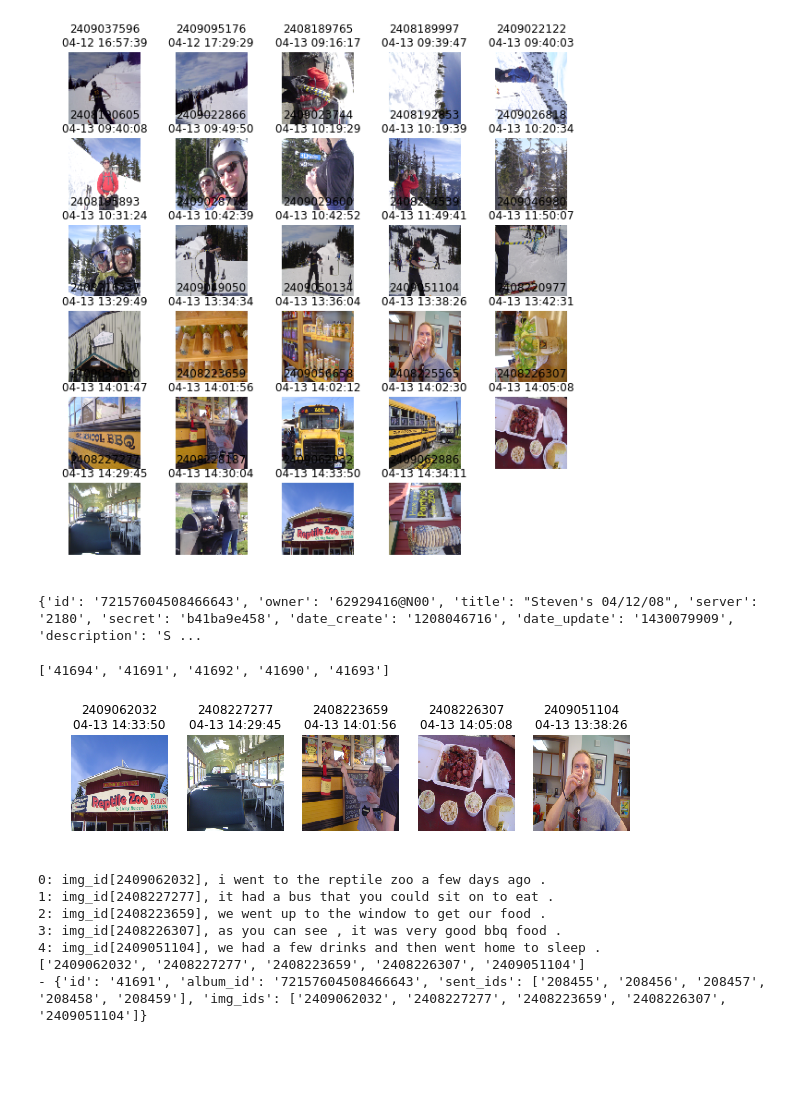
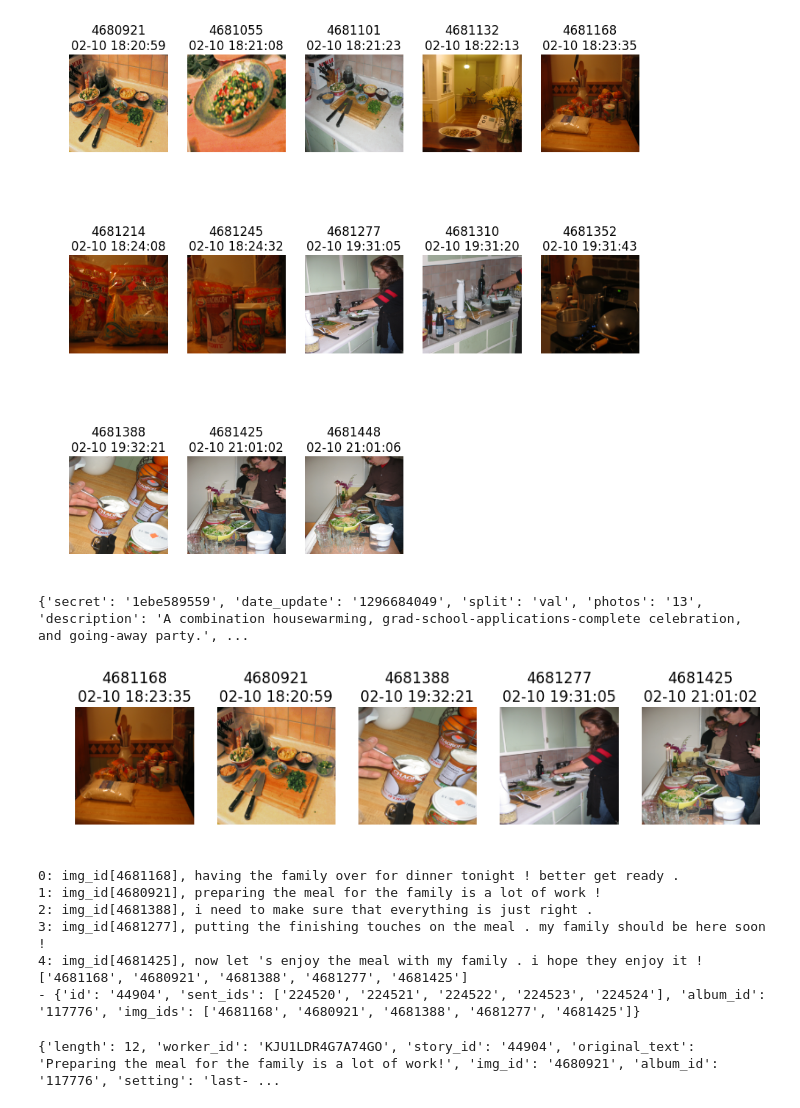
Before and after one commit to ThanosRoidis/projectAI-vsct, a Jupyter notebook: demo_vist_api.ipynb, the cells around one changed output. Drawn from its saved outputs; the diff is of its cells as text; code cells hidden in the pictures; blank space fills up the shorter version.

Commit message:
VIST API migration and MLP
Changed general.ipynb to use the VIST Api instead of our own maps and added the MLP for image order classification

```diff
--- a/demo_vist_api.ipynb
+++ b/demo_vist_api.ipynb
@@ -6,7 +6,7 @@ from pprint import pprint
 %matplotlib inline
 plt.rcParams['figure.figsize'] = (10, 10)
 # %%
-vist_images_dir = 'D:\gnsid\Documents\MSc\projectAI\images'
-vist_annotations_dir = 'D:\gnsid\Documents\MSc\projectAI'
+vist_images_dir = 'data/val.images'
+vist_annotations_dir = 'data'
 sis = vist.Story_in_Sequence(vist_images_dir, vist_annotations_dir, ['val'])
 # %% [output]
@@ -47,25 +16,27 @@ sis.Albums.keys()
 # %%
-album_id = '72157604508466643'
+album_id = '117776'
 sis.show_album(album_id)
 album = sis.Albums[album_id]
 print (album)
 # %% [output]
-[figure, old version]
+[figure, new version]
-{'id': '72157604508466643', 'owner': '62929416@N00', 'title': "Steven's 04/12/08", 'server': '2180', 'secret': 'b41ba9e458', 'date_create': '1208046716', 'date_update': '1430079909', 'description': 'S ...
+{'secret': '1ebe589559', 'date_update': '1296684049', 'split': 'val', 'photos': '13', 'description': 'A combination housewarming, grad-school-applications-complete celebration, and going-away party.', ...
 # %%
 story_ids = sis.Albums[album_id]['story_ids']
-print(story_ids)
-story_id = story_ids[1]
+story_id = story_ids[0]
 sis.show_story(story_id)
 print (sis.Stories[story_id]['img_ids'])
 print ('-',sis.Stories[story_id])
 # %% [output]
+[figure, new version]
-['41694', '41691', '41692', '41690', '41693']
+0: img_id[4681168], having the family over for dinner tonight ! better get ready .
+1: img_id[4680921], preparing the meal for the family is a lot of work !
+2: img_id[4681388], i need to make sure that everything is just right .
+3: img_id[4681277], putting the finishing touches on the meal . my family should be here soon !
+4: img_id[4681425], now let 's enjoy the meal with my family . i hope they enjoy it !
+['4681168', '4680921', '4681388', '4681277', '4681425']
+- {'id': '44904', 'sent_ids': ['224520', '224521', '224522', '224523', '224524'], 'album_id': '117776', 'img_ids': ['4681168', '4680921', '4681388', '4681277', '4681425']}
-[figure, old version]
-0: img_id[2409062032], i went to the reptile zoo a few days ago .
-1: img_id[2408227277], it had a bus that you could sit on to eat .
-2: img_id[2408223659], we went up to the window to get our food .
-3: img_id[2408226307], as you can see , it was very good bbq food .
-4: img_id[2409051104], we had a few drinks and then went home to sleep .
-['2409062032', '2408227277', '2408223659', '2408226307', '2409051104']
-- {'id': '41691', 'album_id': '72157604508466643', 'sent_ids': ['208455', '208456', '208457', '208458', '208459'], 'img_ids': ['2409062032', '2408227277', '2408223659', '2408226307', '2409051104']}
+# %%
+print(sis.Sents['224521'])
+# %% [output]
+{'length': 12, 'worker_id': 'KJU1LDR4G7A74GO', 'story_id': '44904', 'original_text': 'Preparing the meal for the family is a lot of work!', 'img_id': '4680921', 'album_id': '117776', 'setting': 'last- ...
```
Also changed, not shown: parts of 5 cells of this notebook, 15 other files.
